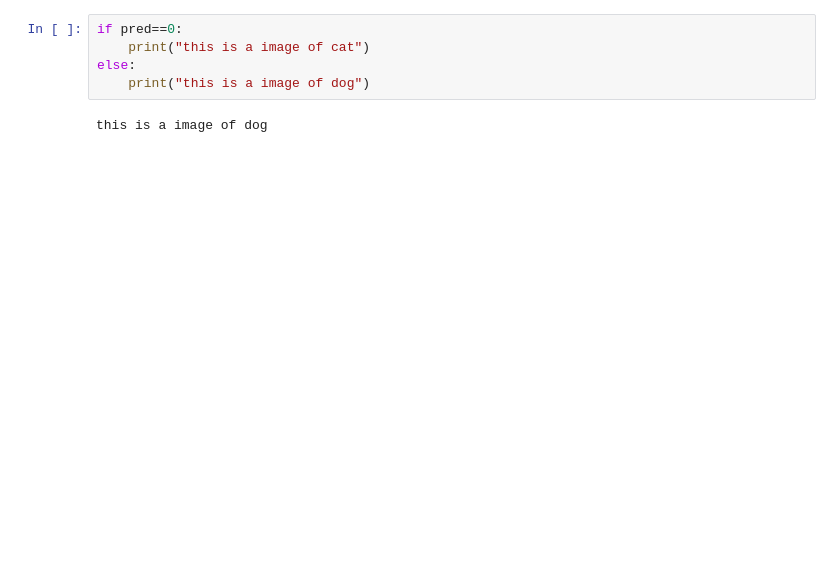
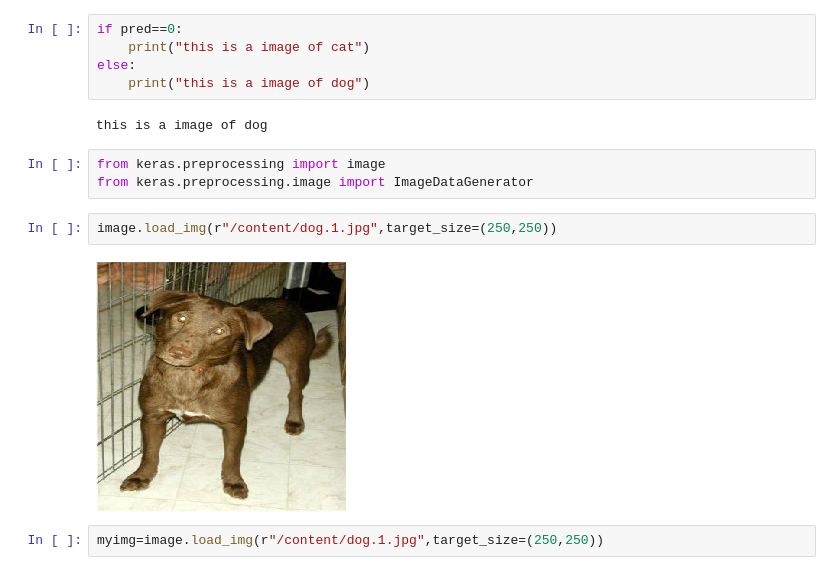
Before and after one commit to Sudhir956020/DL_CNN, a Jupyter notebook: CNN_dogs_vs_cats.ipynb, the cells around one changed output. Saved outputs shown, nothing was run; the diff lists cells and outputs as text; blank space fills up the shorter version.

```diff
--- a/CNN_dogs_vs_cats.ipynb
+++ b/CNN_dogs_vs_cats.ipynb
@@ -224,3 +224,12 @@ else:
     print("this is a image of dog")
 # %% [output]
 this is a image of dog
+# %%
+from keras.preprocessing import image
+from keras.preprocessing.image import ImageDataGenerator
+# %%
+image.load_img(r"/content/dog.1.jpg",target_size=(250,250))
+# %% [output]
+[figure, added]
+# %%
+myimg=image.load_img(r"/content/dog.1.jpg",target_size=(250,250))
```
Also changed, not shown: parts of 26 cells of this notebook.
